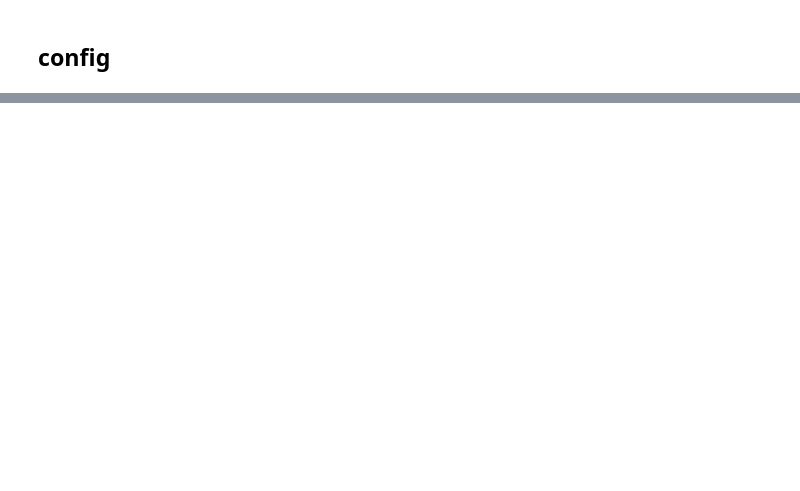
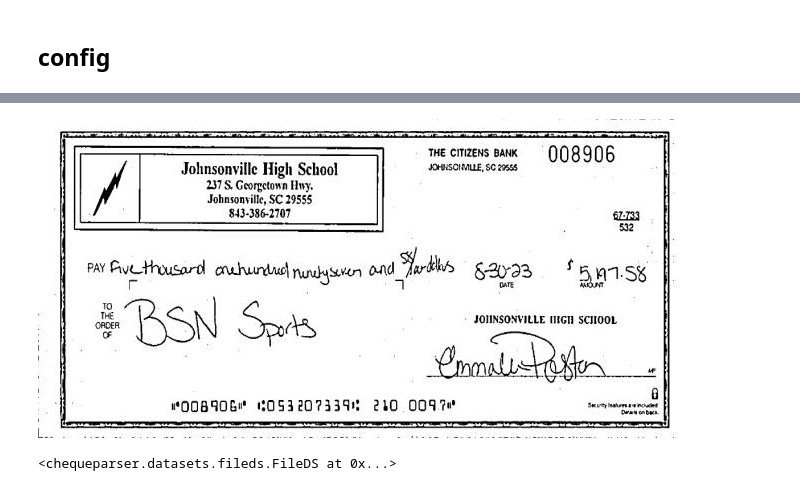
Before and after one commit to ajkdrag/ocrtoolkit, a Jupyter notebook: notebooks/experiments.ipynb, the cells around one changed output, grey strips where cells are left out. Saved outputs shown, nothing was run; the diff lists cells and outputs as text; code cells hidden in the pictures; blank space fills up the shorter version.

```diff
--- a/notebooks/experiments.ipynb
+++ b/notebooks/experiments.ipynb
@@ -30,2 +15,4 @@ ModuleNotFoundError: No module named 'chequeparser'
 # %% [markdown]
 ## config
+# %%
+dir_images = "../data/public/train/images/"
@@ -31,0 +21,2 @@ ModuleNotFoundError: No module named 'chequeparser'
+# %%
+file_ds = FileDS(dir_images)
@@ -31,0 +25,6 @@ ModuleNotFoundError: No module named 'chequeparser'
+# %%
+sample_ds = file_ds.sample()
+# %%
+sample_ds[4]
+# %% [output]
+[figure, added]
@@ -31,0 +33,4 @@ ModuleNotFoundError: No module named 'chequeparser'
+# %%
+file_ds2.sample()
+# %% [output]
+<chequeparser.datasets.fileds.FileDS at 0x...>
```
Also changed, not shown: parts of 6 cells of this notebook, 6 other files.
